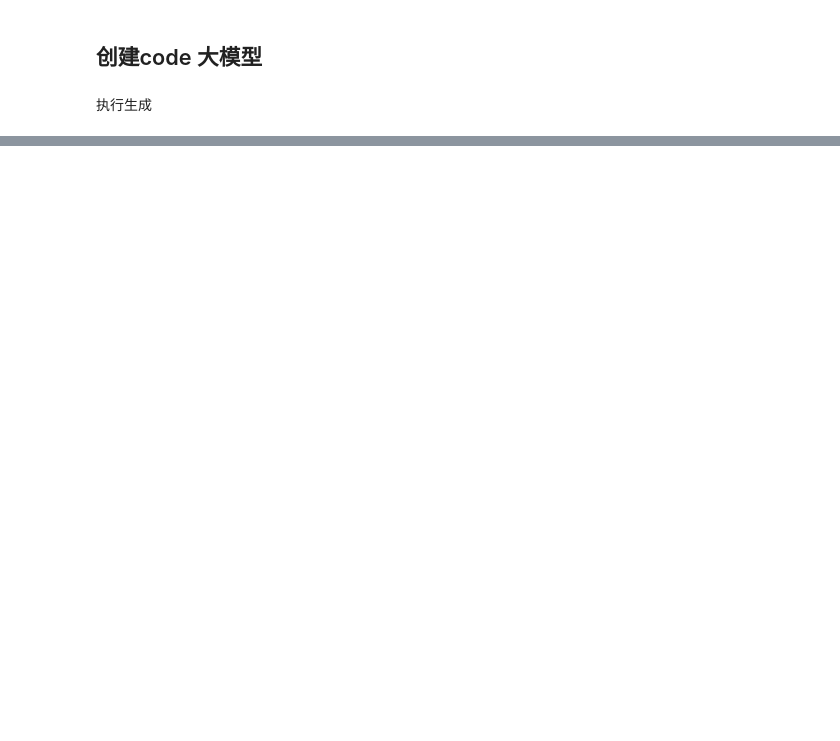
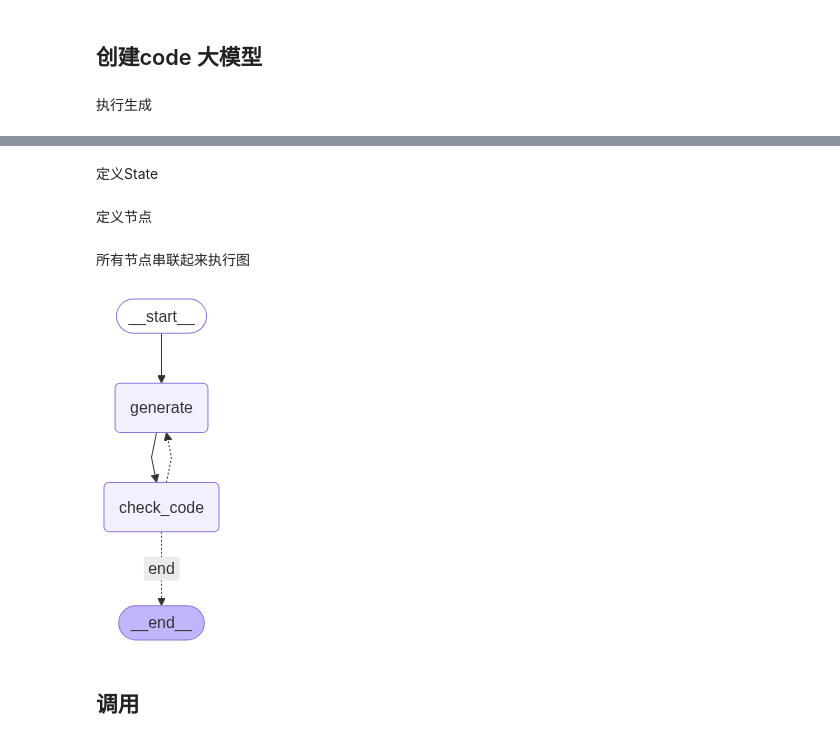
Before and after one commit to barry166/langgraph-dev, a Jupyter notebook: code_agent.ipynb, the cells around one changed output, grey strips where cells are left out. Saved outputs shown, nothing was run; the diff lists cells and outputs as text; code cells hidden in the pictures; blank space fills up the shorter version.

```diff
--- a/code_agent.ipynb
+++ b/code_agent.ipynb
@@ -81,0 +86,24 @@ code(prefix='None', imports='None', code='def fibonacci(n):\n    """Calculate th
+# %% [markdown]
+定义State
+# %%
+from typing import Annotated
+from typing import Dict, TypedDict, List
+from langgraph.graph.message import AnyMessage, add_messages
+
+class GraphState(TypedDict):
+    """
+    Represents the state of our graph.
+
+    Attributes:
+        error : Binary flag for control flow to indicate whether test error was tripped
+        messages : With user question, error messages, reasoning
+        generation : Code solution
+        iterations : Number of tries
+    """
+
+    error: str
+    messages: Annotated[list[AnyMessage], add_messages]
+    generation: str
+    iterations: int
+# %% [markdown]
+定义节点
@@ -81,0 +237,31 @@ code(prefix='None', imports='None', code='def fibonacci(n):\n    """Calculate th
+# %% [markdown]
+所有节点串联起来执行图
+# %%
+from IPython.display import Image, display
+from langgraph.graph import END, StateGraph
+
+# Define the graph
+builder = StateGraph(GraphState)
+
+# Define the nodes
+builder.add_node("generate", generate)  # generation solution
+builder.add_node("check_code", code_check)  # check code
+
+# Build graph
+builder.set_entry_point("generate")
+builder.add_edge("generate", "check_code")
+builder.add_conditional_edges(
+    "check_code",
+    decide_to_finish,
+    {
+        "end": END,
+        "generate": "generate",
+    },
+)
+
+graph = builder.compile()
+display(Image(graph.get_graph(xray=True).draw_mermaid_png()))
+# %% [output]
+[figure, added]
+# %% [markdown]
+## 调用
```
Also changed, not shown: parts of 7 cells of this notebook, 4 other files.
